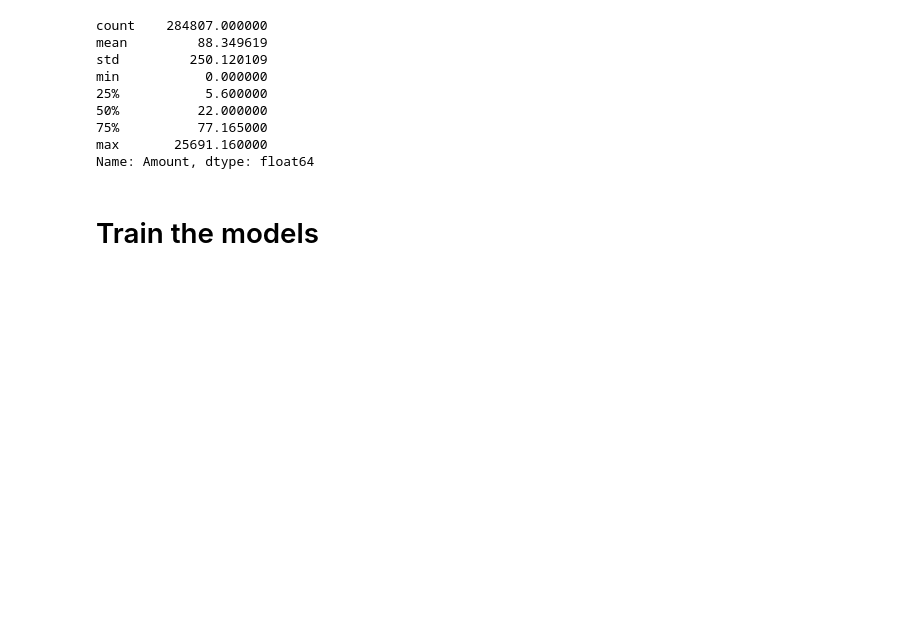
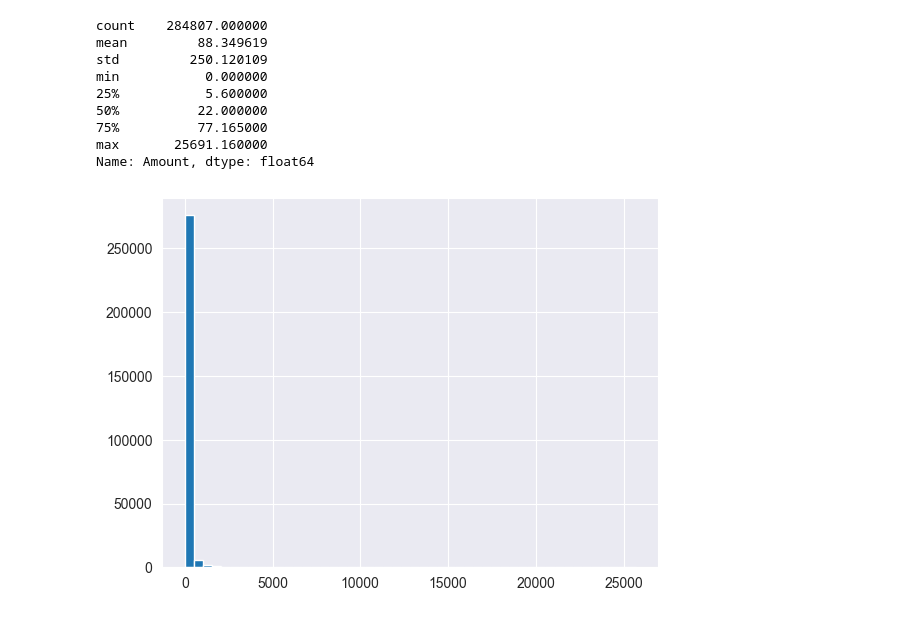
Before and after one commit to cyfangus/fraud_detection_supervised_learning, a Jupyter notebook: fraud_detection_supervised_learning.ipynb, the cells around one changed output. Cells and saved outputs as stored; diff of their text form; code cells hidden in the pictures; blank space fills up the shorter version.

```diff
--- a/fraud_detection_supervised_learning.ipynb
+++ b/fraud_detection_supervised_learning.ipynb
@@ -62,5 +63,7 @@ min           0.000000
 75%          77.165000
 max       25691.160000
 Name: Amount, dtype: float64
-# %% [markdown]
-# Train the models
+# %%
+plt.hist(df['Amount'], bins=50);
+# %% [output]
+[figure, new version]
```
Also changed, not shown: parts of 50 cells of this notebook, 3 other files.
